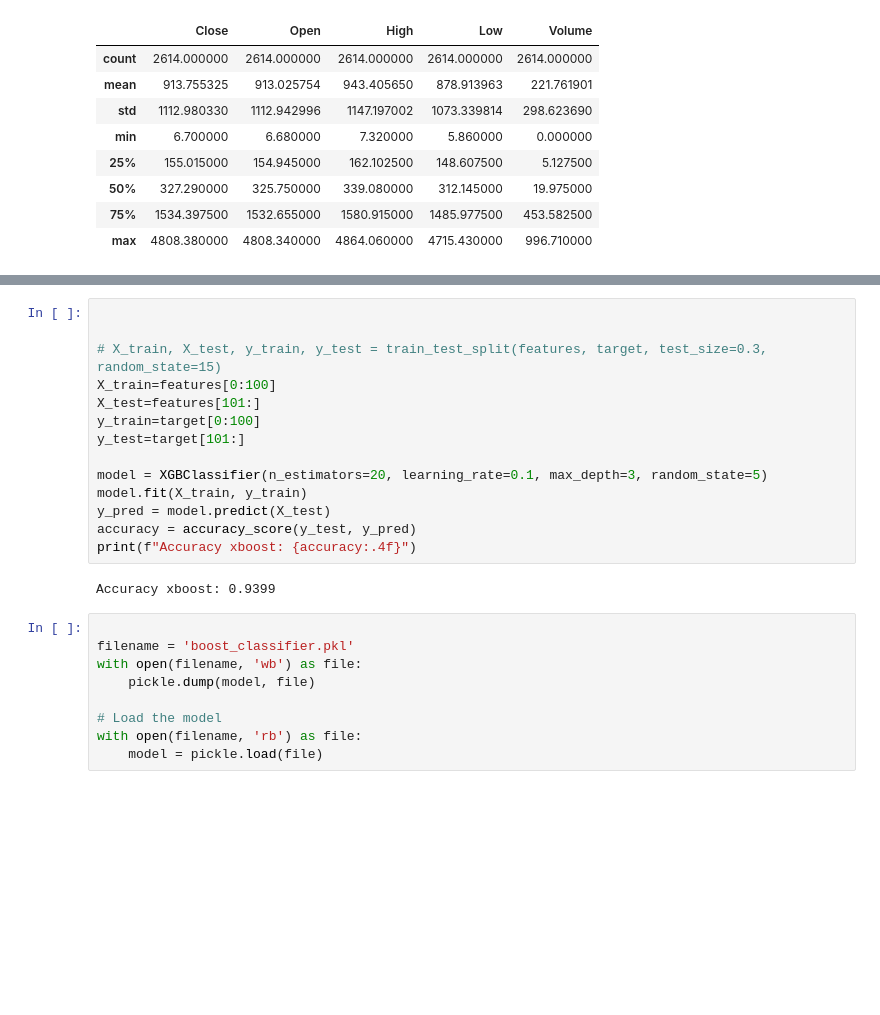
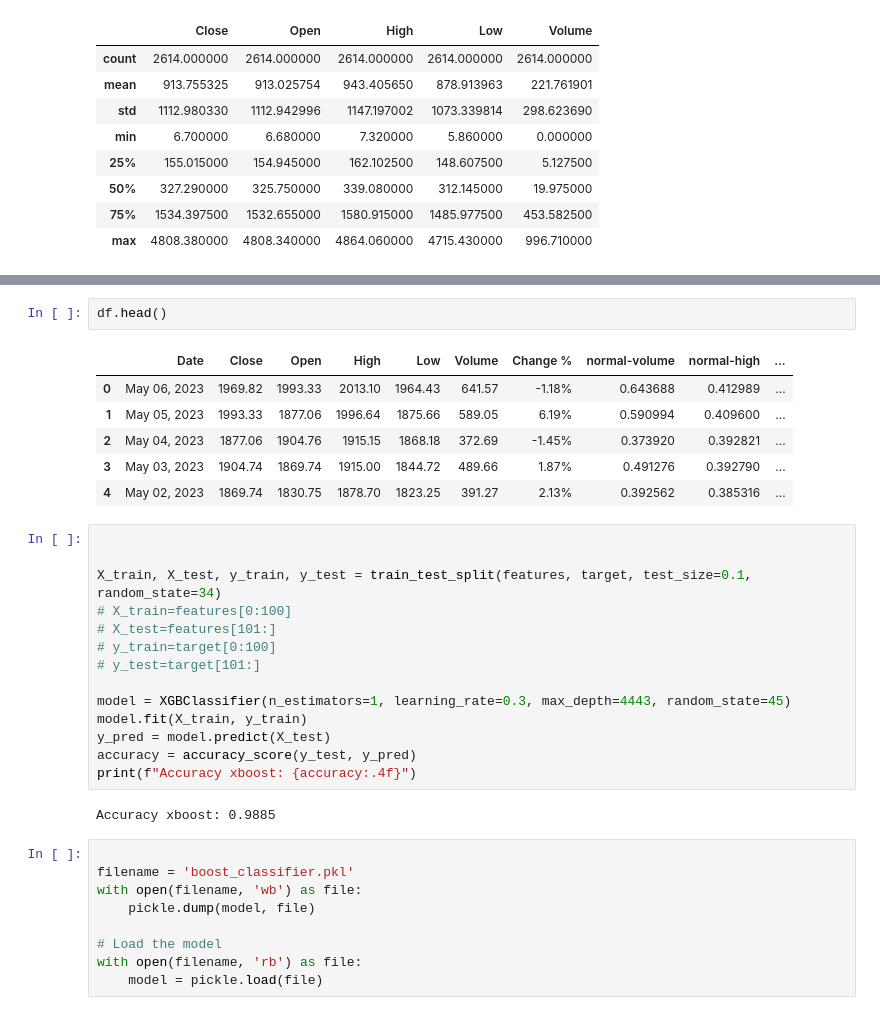
Before and after one commit to konsys/Bitcoin-Prediction-Model, a Jupyter notebook: perceptron.ipynb, the cells around one changed output, grey strips where cells are left out. Saved outputs shown, nothing was run; the diff lists cells and outputs as text; blank space fills up the shorter version.

```diff
--- a/perceptron.ipynb
+++ b/perceptron.ipynb
@@ -65,22 +72,31 @@ featureColumns = ['open-close', 'low-high', 'normal-high',]
 
 features = df[featureColumns]
 target = df['target']
+# %%
+df.head()
+# %% [output]
+|  | Date | Close | Open | High | Low | Volume | Change % | normal-volume | normal-high | ... |
+| 0 | May 06, 2023 | 1969.82 | 1993.33 | 2013.10 | 1964.43 | 641.57 | -1.18% | 0.643688 | 0.412989 | ... |
+| 1 | May 05, 2023 | 1993.33 | 1877.06 | 1996.64 | 1875.66 | 589.05 | 6.19% | 0.590994 | 0.409600 | ... |
+| 2 | May 04, 2023 | 1877.06 | 1904.76 | 1915.15 | 1868.18 | 372.69 | -1.45% | 0.373920 | 0.392821 | ... |
+| 3 | May 03, 2023 | 1904.74 | 1869.74 | 1915.00 | 1844.72 | 489.66 | 1.87% | 0.491276 | 0.392790 | ... |
+| 4 | May 02, 2023 | 1869.74 | 1830.75 | 1878.70 | 1823.25 | 391.27 | 2.13% | 0.392562 | 0.385316 | ... |
 # %%
 
 
-# X_train, X_test, y_train, y_test = train_test_split(features, target, test_size=0.3, random_state=15)
-X_train=features[0:100]
-X_test=features[101:]
-y_train=target[0:100]
-y_test=target[101:]
+X_train, X_test, y_train, y_test = train_test_split(features, target, test_size=0.1, random_state=34)
+# X_train=features[0:100]
+# X_test=features[101:]
+# y_train=target[0:100]
+# y_test=target[101:]
 
-model = XGBClassifier(n_estimators=20, learning_rate=0.1, max_depth=3, random_state=5)
+model = XGBClassifier(n_estimators=1, learning_rate=0.3, max_depth=4443, random_state=45)
 model.fit(X_train, y_train)
 y_pred = model.predict(X_test)
 accuracy = accuracy_score(y_test, y_pred)
 print(f"Accuracy xboost: {accuracy:.4f}")
 # %% [output]
-Accuracy xboost: 0.9399
+Accuracy xboost: 0.9885
 # %%
 
 filename = 'boost_classifier.pkl'
```
Also changed, not shown: parts of 7 cells of this notebook, 1 other file.
